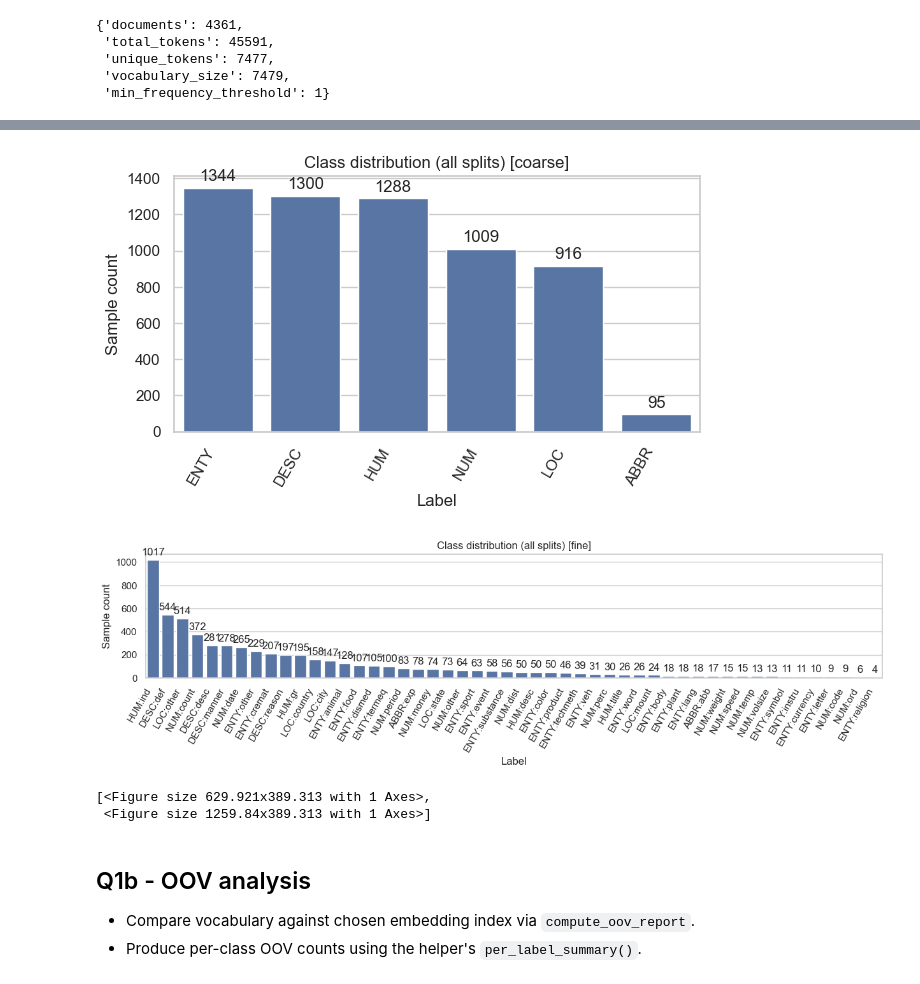
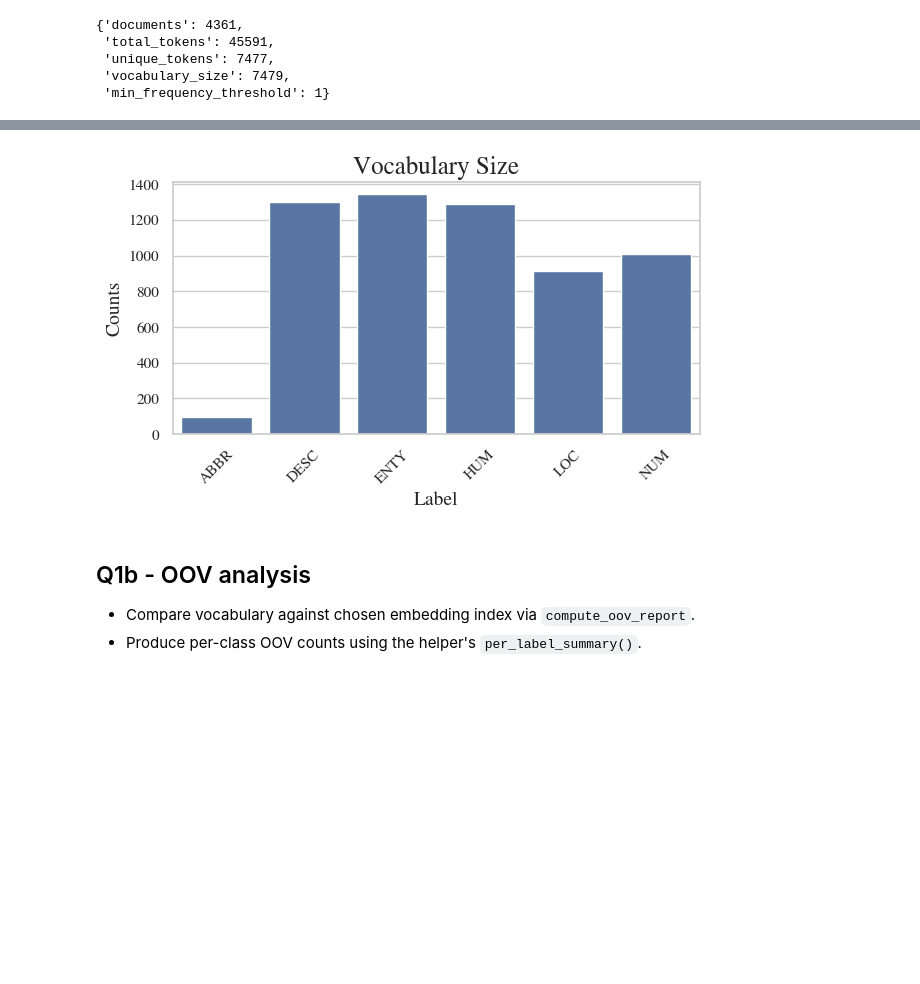
Before and after one commit to JonssonAlexander/NLP_Project_group45, a Jupyter notebook: 01_embeddings.ipynb, the cells around one changed output, grey strips where cells are left out. Cells and saved outputs as stored; diff of their text form; code cells hidden in the pictures; blank space fills up the shorter version.

```diff
--- a/01_embeddings.ipynb
+++ b/01_embeddings.ipynb
@@ -80,6 +61,9 @@ label_distribution_frame = (
     .astype(int)
     .rename_axis('label')
     .sort_index()
+    .reset_index()
 )
+
+label_distribution_frame.index.name = None
 label_distribution_frame
 # %% [output]
@@ -104,70 +77,12 @@ label_distribution_frame
 # %%
-import matplotlib.pyplot as plt
-import seaborn as sns
-from itertools import chain
-from collections import Counter
-from src.plotting import latex_set_size, plot_training_curves
-
-sns.set_theme(style='whitegrid', context='notebook')
-figures = []
-
-for variant_name in ['coarse', 'fine']:
-    variant_splits = variants[variant_name]['splits']
-    combined_counter = Counter(
-        label
-        for label, _ in chain(
-            variant_splits.train,
-            variant_splits.validation,
-            variant_splits.test,
-        )
-    )
-
-    combined_counts = (
-        pd.Series(combined_counter, name='count')
-        .rename_axis('label')
-        .reset_index()
-        .sort_values('count', ascending=False)
-    )
-
-    label_order = combined_counts['label'].tolist()
-    w, h = latex_set_size(fraction=1)
-    if variant_name == 'coarse':
-        fig, ax = plt.subplots(figsize=(w, h))
-    else:
-        fig, ax = plt.subplots(figsize=(2*w, h))
-
-    palette = sns.color_palette('viridis', n_colors=len(label_order))
-    sns.barplot(
-        data=combined_counts,
-        x='label',
-        y='count',
-        order=label_order,
-        color='b',
-        ax=ax,
-    )
-
-    ax.set_title(f'Class distribution (all splits) [{variant_name}]')
-    ax.set_xlabel('Label')
-    ax.set_ylabel('Sample count')
-    ax.set_xticklabels(ax.get_xticklabels(), rotation=60, ha='right')
-
-    for container in ax.containers:
-        ax.bar_label(container, fmt='%d', padding=3)
-
-    fig.tight_layout()
-    plot_path = Path(f'plots/part1_class_distribution_all_{variant_name}.png')
-    plot_path.parent.mkdir(parents=True, exist_ok=True)
-    fig.savefig(plot_path, dpi=300, bbox_inches='tight')
-
-    plt.show()
-    figures.append(fig)
-
-figures
+fig_vocab, ax_vocab = plot_barplot(
+    x=label_distribution_frame['label'],
+    y=label_distribution_frame[['train', 'validation', 'test']].sum(axis=1),
+    title="Vocabulary Size",
+)
+plt.show()
 # %% [output]
-[figure, old version]
+[figure, new version]
-[figure, removed]
-[<Figure size 629.921x389.313 with 1 Axes>,
- <Figure size 1259.84x389.313 with 1 Axes>]
 # %% [markdown]
 ## Q1b - OOV analysis
 
```
Also changed, not shown: parts of 11 cells of this notebook, 1 other file.
